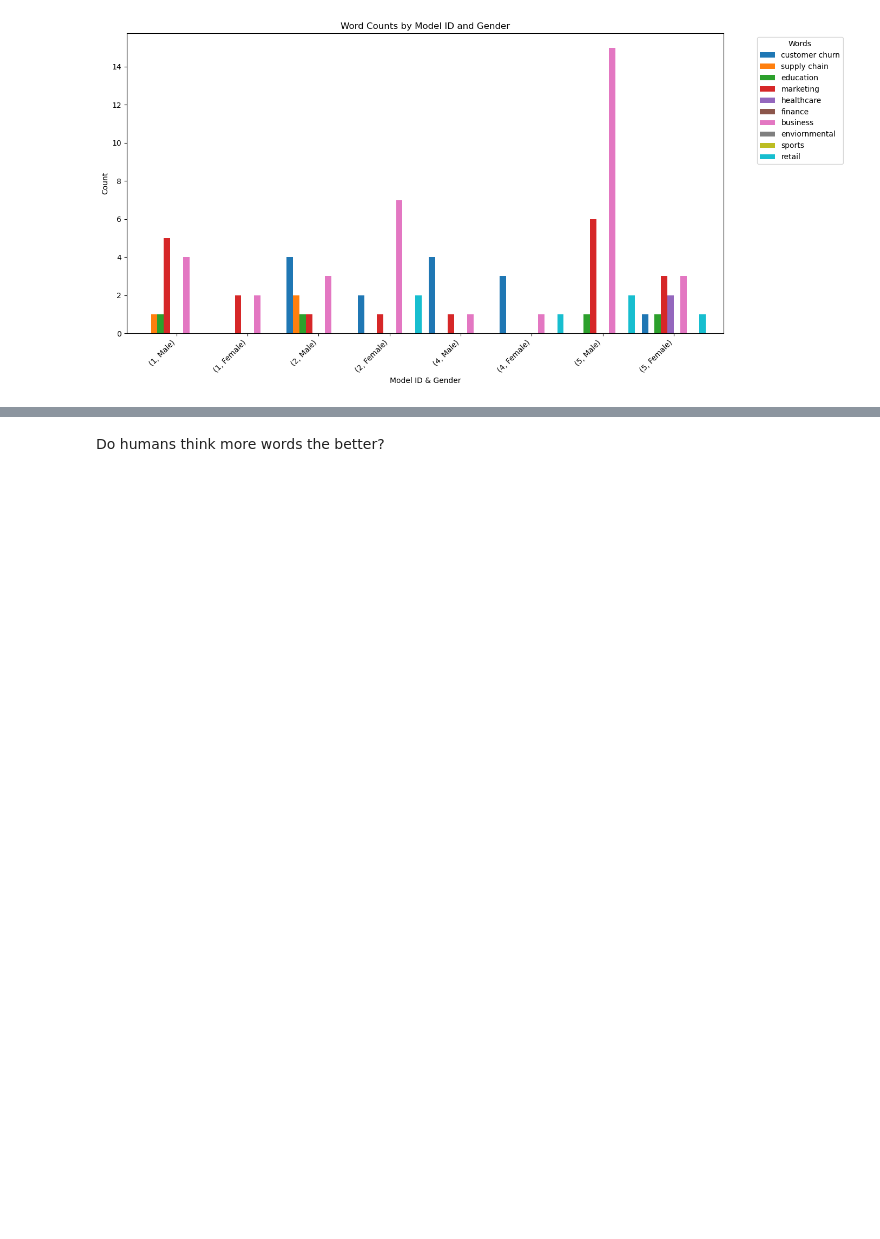
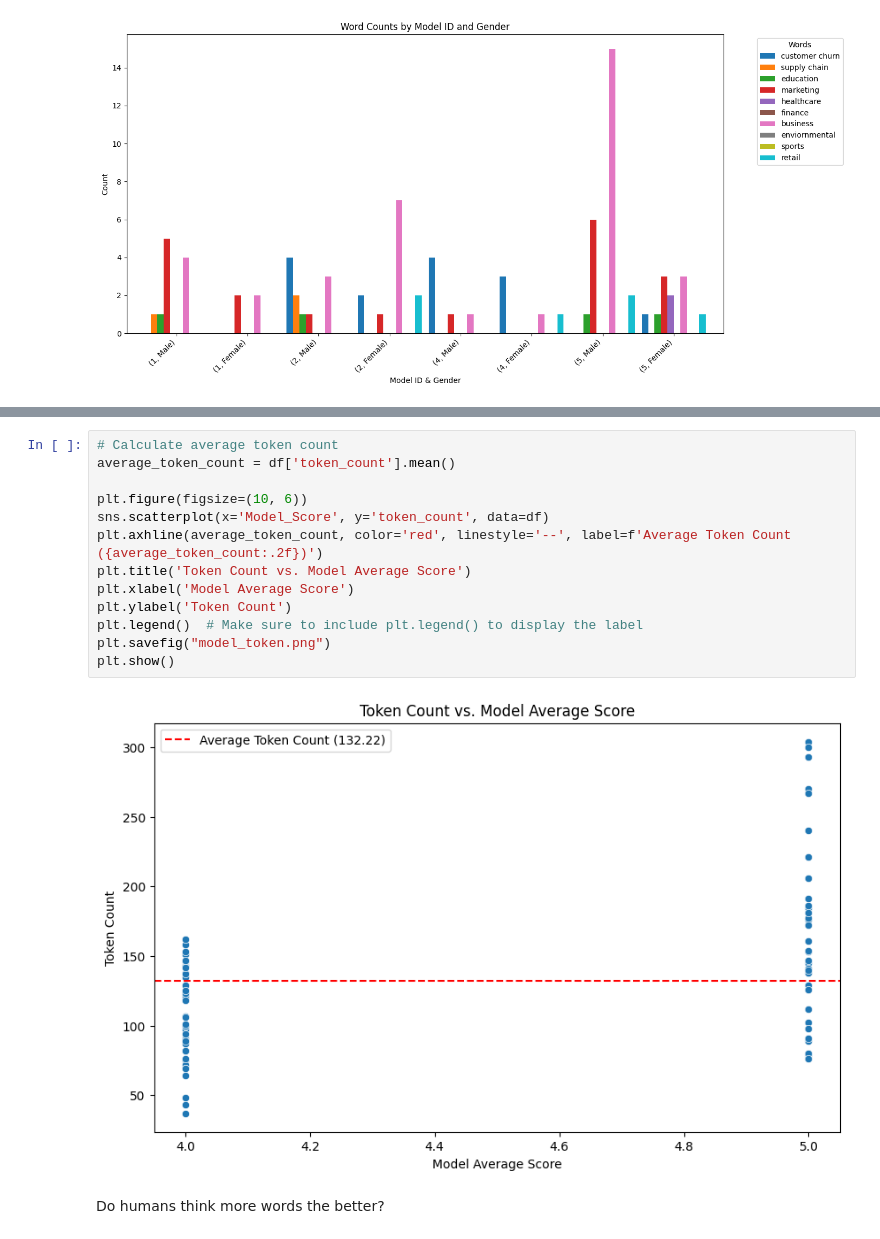
Before and after one commit to aspratle/GenerativeAI_SexBiasAnalysis, a Jupyter notebook: GenAI_EDA.ipynb, the cells around one changed output, grey strips where cells are left out. Cells and saved outputs as stored; diff of their text form; blank space fills up the shorter version.

```diff
--- a/GenAI_EDA.ipynb
+++ b/GenAI_EDA.ipynb
@@ -515,6 +577,21 @@ plt.legend()  # Make sure to include plt.legend() to display the label
 plt.show()
 # %% [output]
 [figure]
+# %%
+# Calculate average token count
+average_token_count = df['token_count'].mean()
+
+plt.figure(figsize=(10, 6))
+sns.scatterplot(x='Model_Score', y='token_count', data=df)
+plt.axhline(average_token_count, color='red', linestyle='--', label=f'Average Token Count ({average_token_count:.2f})')
+plt.title('Token Count vs. Model Average Score')
+plt.xlabel('Model Average Score')
+plt.ylabel('Token Count')
+plt.legend()  # Make sure to include plt.legend() to display the label
+plt.savefig("model_token.png")
+plt.show()
+# %% [output]
+[figure, added]
 # %% [markdown]
 Do humans think more words the better?
 # %%
```
Also changed, not shown: parts of 15 cells of this notebook, 11 other files.
